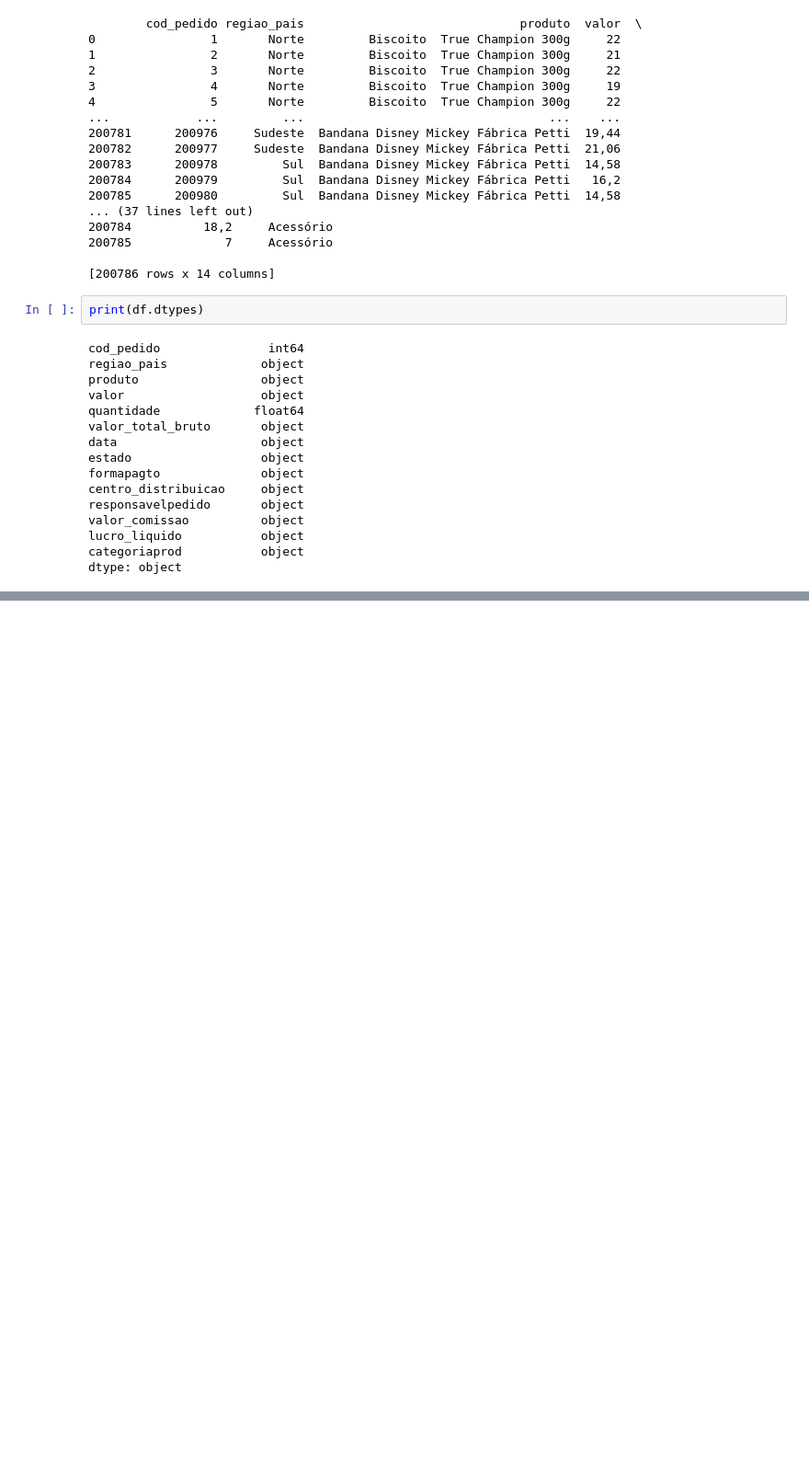
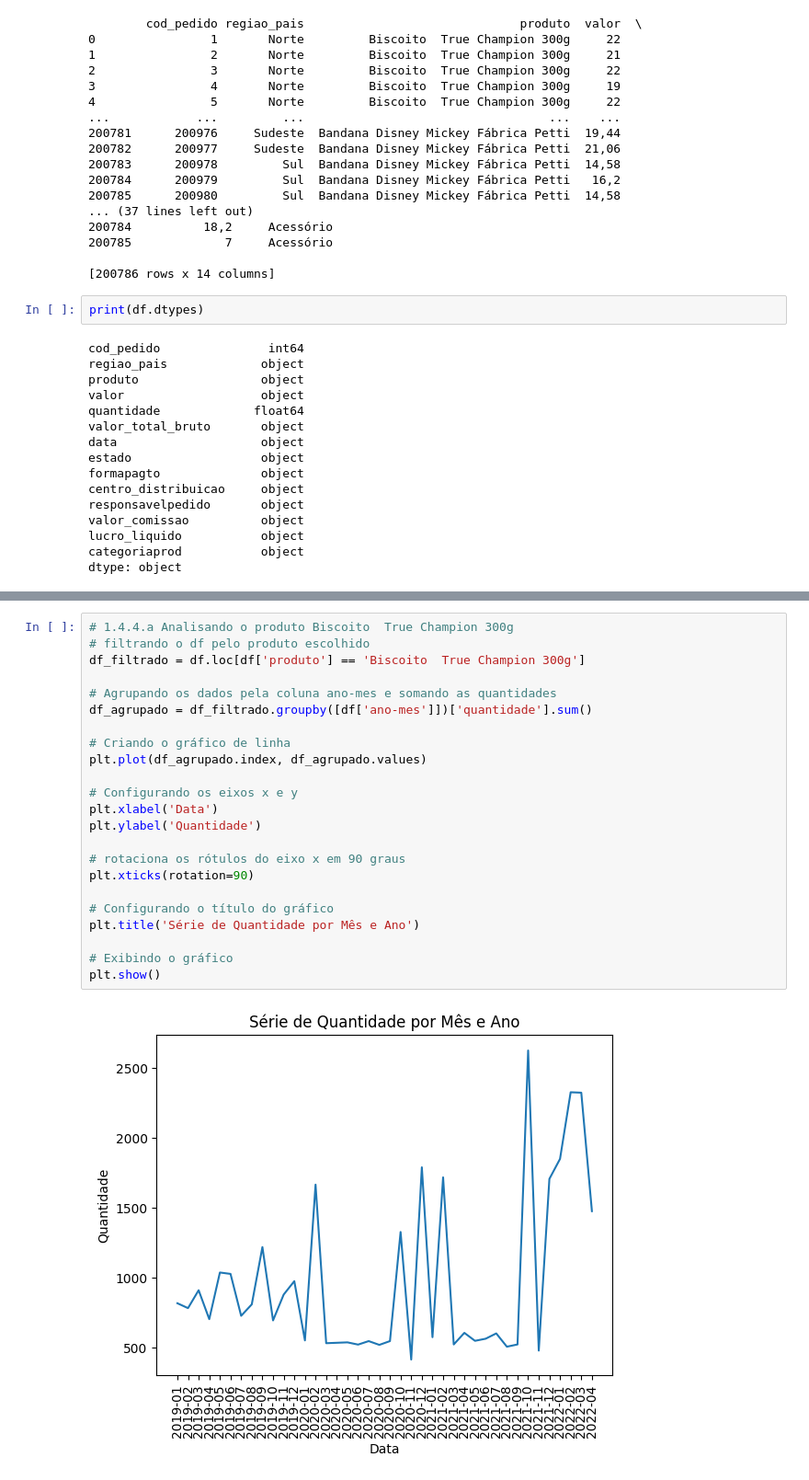
Before and after one commit to Pontes-y/fiap, a Jupyter notebook: fiap_ano2_fase_03.ipynb, the cells around one changed output, grey strips where cells are left out. Shown at 92% size. Drawn from its saved outputs; the diff is of its cells as text; blank space fills up the shorter version.

```diff
--- a/fiap_ano2_fase_03.ipynb
+++ b/fiap_ano2_fase_03.ipynb
@@ -177,0 +191,25 @@ df.plot.scatter(x='quantidade', y='valor_total_bruto')
+# %%
+# 1.4.4.a Analisando o produto Biscoito  True Champion 300g
+# filtrando o df pelo produto escolhido
+df_filtrado = df.loc[df['produto'] == 'Biscoito  True Champion 300g']
+
+# Agrupando os dados pela coluna ano-mes e somando as quantidades
+df_agrupado = df_filtrado.groupby([df['ano-mes']])['quantidade'].sum()
+
+# Criando o gráfico de linha
+plt.plot(df_agrupado.index, df_agrupado.values)
+
+# Configurando os eixos x e y
+plt.xlabel('Data')
+plt.ylabel('Quantidade')
+
+# rotaciona os rótulos do eixo x em 90 graus
+plt.xticks(rotation=90)
+
+# Configurando o título do gráfico
+plt.title('Série de Quantidade por Mês e Ano')
+
+# Exibindo o gráfico
+plt.show()
+# %% [output]
+[figure, added]
```
Also changed, not shown: parts of 16 cells of this notebook.
